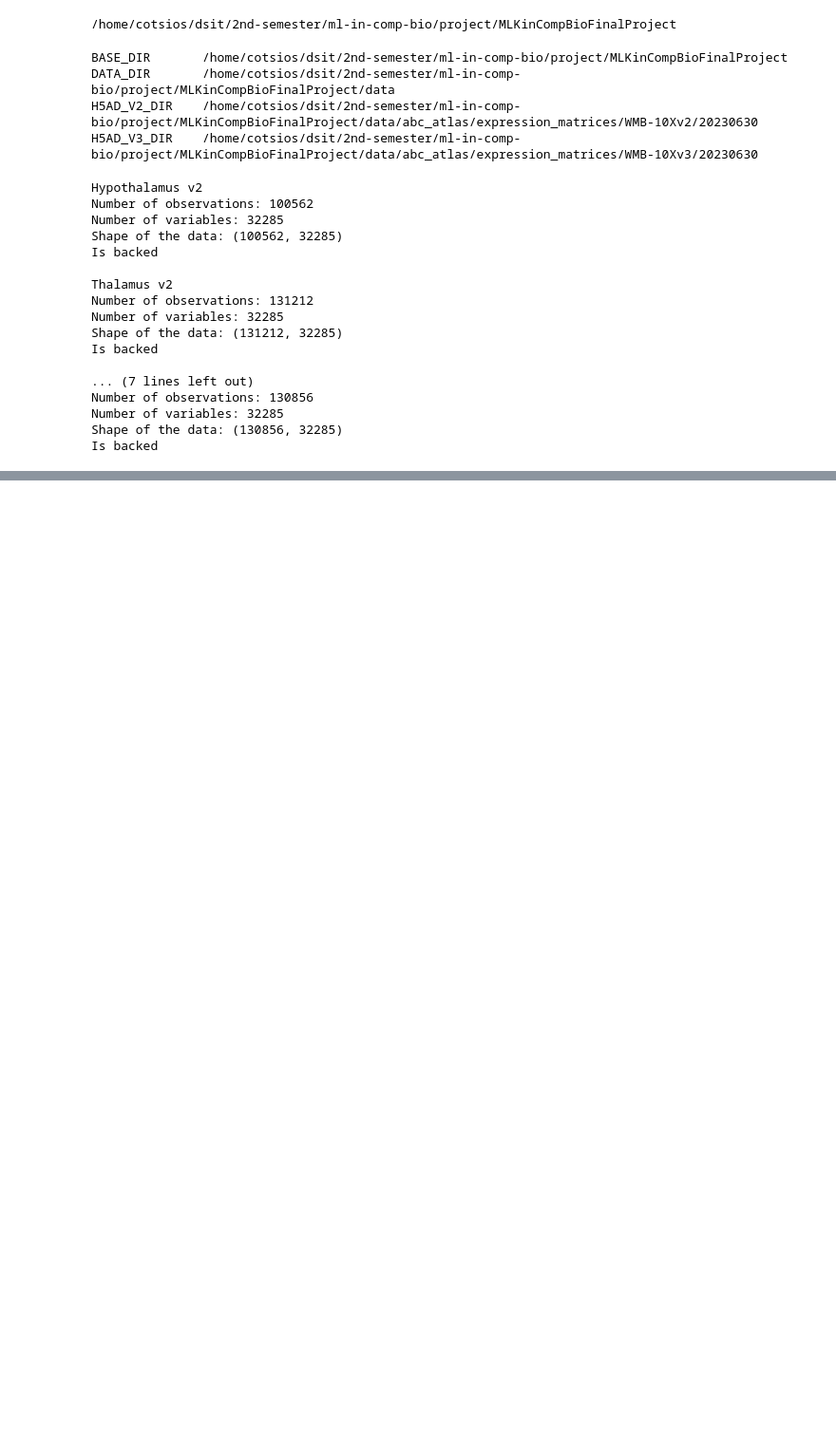
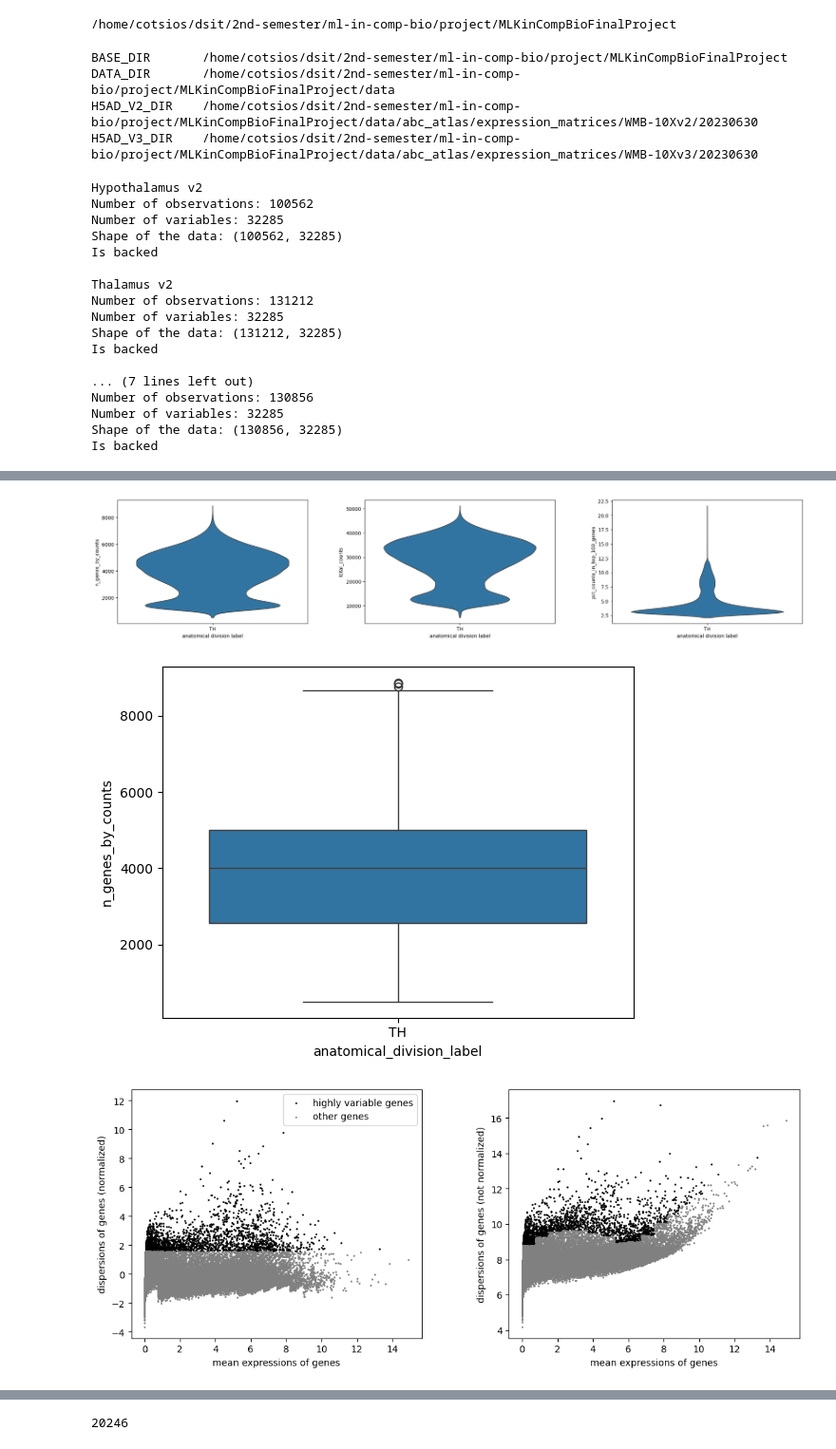
Before and after one commit to vex-me-not/MLKinCompBioFinalProject, a Jupyter notebook: notebooks/preprocessing.ipynb, the cells around one changed output, grey strips where cells are left out. Shown at 95% size. Cells and saved outputs as stored; diff of their text form; code cells hidden in the pictures; blank space fills up the shorter version.

```diff
--- a/notebooks/preprocessing.ipynb
+++ b/notebooks/preprocessing.ipynb
@@ -116,0 +140,11 @@ tsne_compare(
+# %%
+th_v2_mem = th_v2.to_memory()
+qc_inspect(th_v2_mem)
+
+del th_v2
+del th_v2_mem
+gc.collect()
+# %% [output]
+[figure, added]
+[figure, added]
+[figure, added]
@@ -116,0 +152 @@ tsne_compare(
+20246
```
Also changed, not shown: parts of 9 cells of this notebook, 1 other file.
